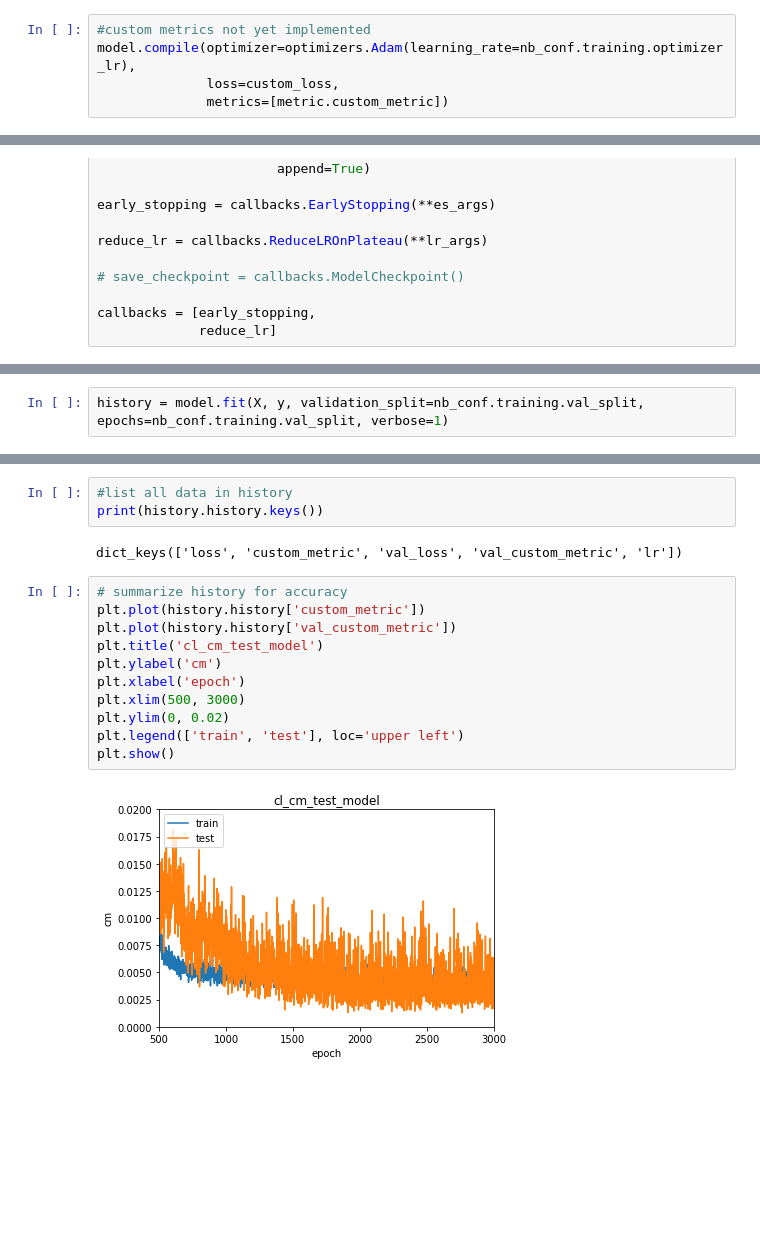
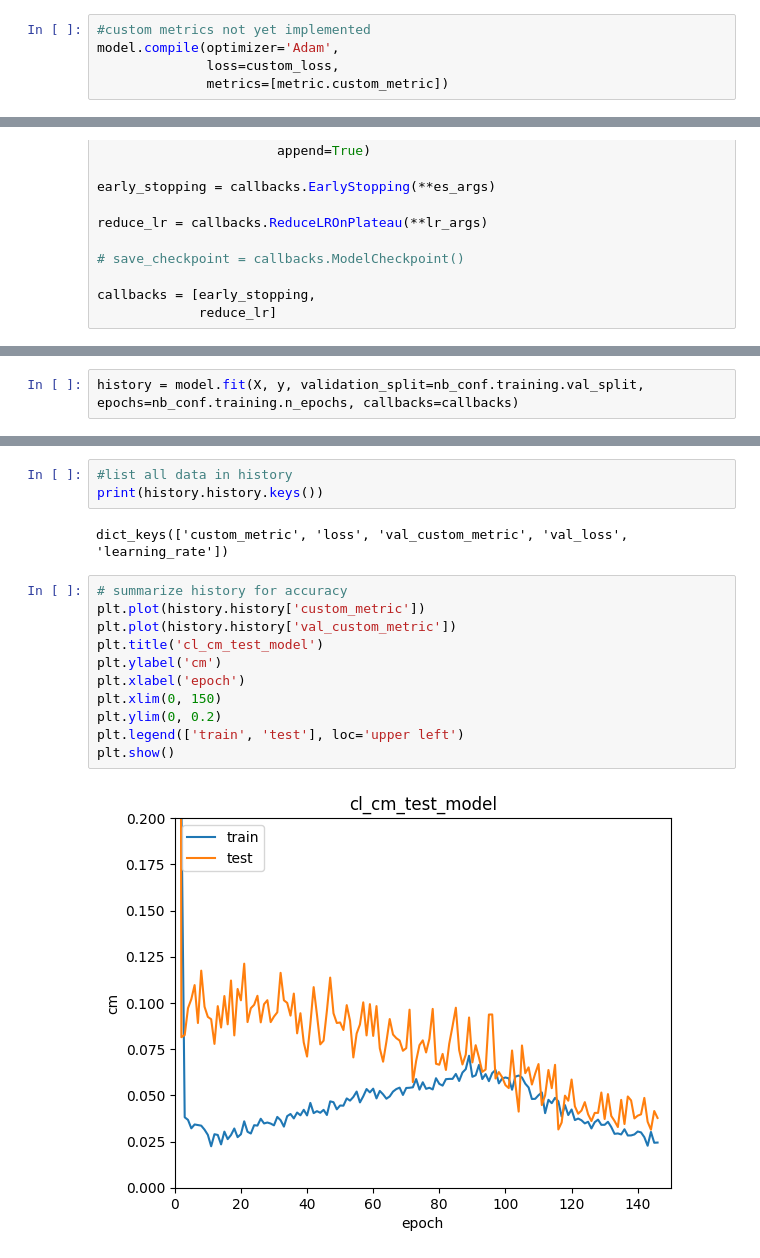
Before and after one commit to keremaras1/aoi-pcb-v1, a Jupyter notebook: model_trainer_updated.ipynb, the cells around one changed output, grey strips where cells are left out. Cells and saved outputs as stored; diff of their text form; blank space fills up the shorter version.

```diff
--- a/model_trainer_updated.ipynb
+++ b/model_trainer_updated.ipynb
@@ -94,5 +92,5 @@ Model: "keypoint_detector"
 # %%
 #custom metrics not yet implemented
-model.compile(optimizer=optimizers.Adam(learning_rate=nb_conf.training.optimizer_lr),
+model.compile(optimizer='Adam',
               loss=custom_loss,
               metrics=[metric.custom_metric])
@@ -117,3 +123,3 @@ callbacks = [early_stopping,
 # %%
-history = model.fit(X, y, validation_split=nb_conf.training.val_split, epochs=nb_conf.training.val_split, verbose=1)
+history = model.fit(X, y, validation_split=nb_conf.training.val_split, epochs=nb_conf.training.n_epochs, callbacks=callbacks)
 # %% [output]
@@ -144,17 +153,17 @@ INFO:tensorflow:Assets written to: cl_cm_test_model/assets
 #list all data in history
 print(history.history.keys())
 # %% [output]
-dict_keys(['loss', 'custom_metric', 'val_loss', 'val_custom_metric', 'lr'])
+dict_keys(['custom_metric', 'loss', 'val_custom_metric', 'val_loss', 'learning_rate'])
 # %%
 # summarize history for accuracy
 plt.plot(history.history['custom_metric'])
 plt.plot(history.history['val_custom_metric'])
 plt.title('cl_cm_test_model')
 plt.ylabel('cm')
 plt.xlabel('epoch')
-plt.xlim(500, 3000)
-plt.ylim(0, 0.02)
+plt.xlim(0, 150)
+plt.ylim(0, 0.2)
 plt.legend(['train', 'test'], loc='upper left')
 plt.show()
 # %% [output]
-[figure, old version]
+[figure, new version]
```
Also changed, not shown: parts of 18 cells of this notebook, 3 other files.
